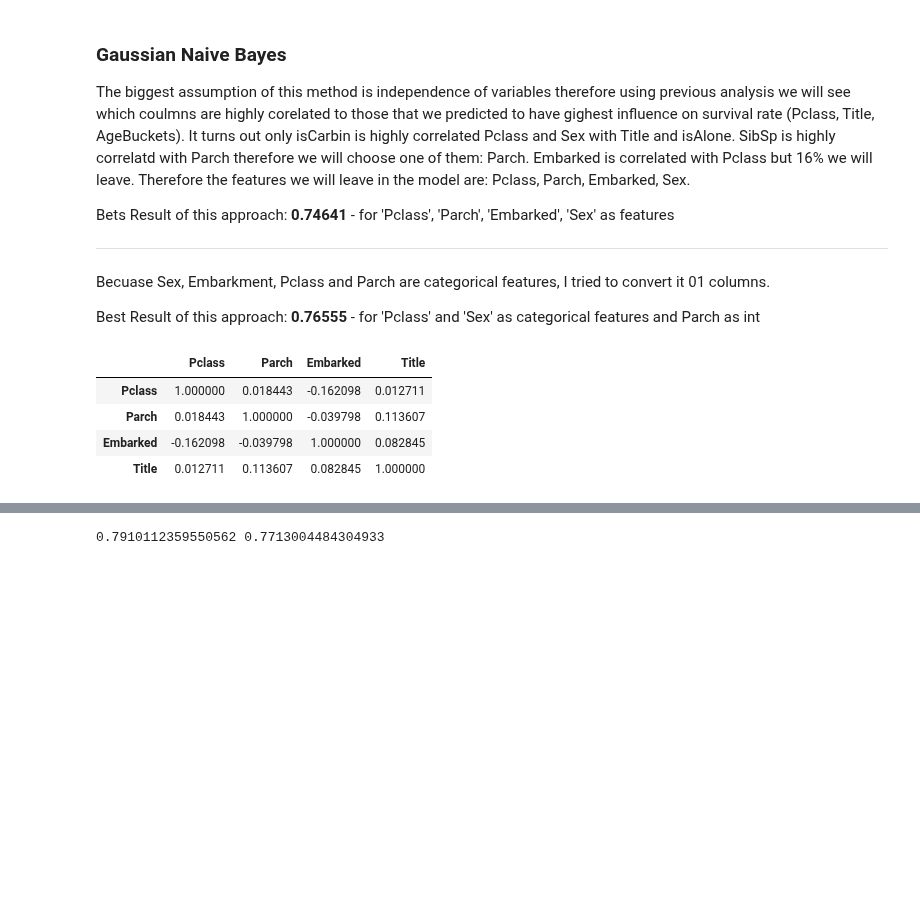
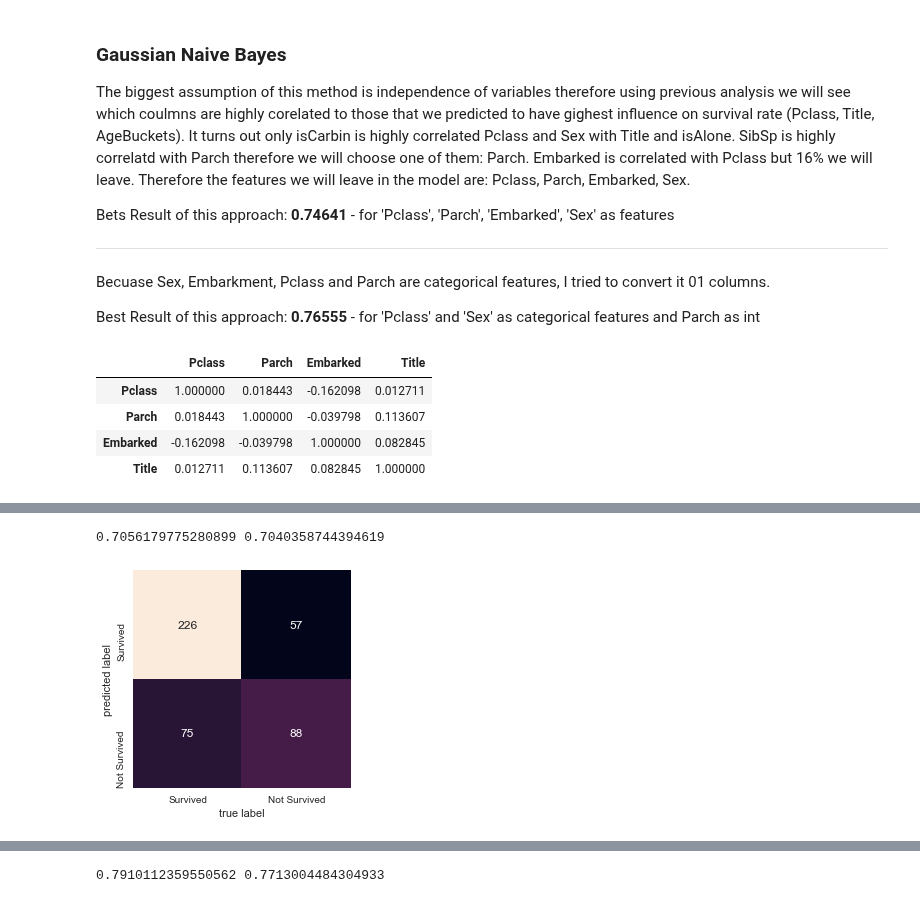
Before and after one commit to MateuszKonopelski/Kaggle, a Jupyter notebook: Project1_Titanic/Titanic_code.ipynb, the cells around one changed output, grey strips where cells are left out. Cells and saved outputs as stored; diff of their text form; code cells hidden in the pictures; blank space fills up the shorter version.

```diff
--- a/Project1_Titanic/Titanic_code.ipynb
+++ b/Project1_Titanic/Titanic_code.ipynb
@@ -523,11 +551,15 @@ model_GaussianNB = model.predict(test_set)
 # %%
 # BUILD MODEL2
 train_set = train_data.loc[:, ['Survived', 'Pclass', 'Parch', 'Embarked', 'Title']]
-test_set = test_data.loc[:, ['Pclass', 'Parch', 'Embarked', 'Title']].copy()
+test_set = test_data.loc[:, ['Pclass', 'Parch', 'Embarked', 'Title']]
 from sklearn.naive_bayes import GaussianNB
 model1 = GaussianNB()
 model1.fit(train_set.drop('Survived', axis=1), train_set['Survived'])
 model_GaussianNB1 = model1.predict(test_set)
+test_model(model1)
+# %% [output]
+0.7056179775280899 0.7040358744394619
+[figure, added]
 # %%
 # BUILD MODEL WITH ONLY TWO
 train_set = train_data.loc[:, ['Survived', 'Pclass', 'Title']].copy()
```
Also changed, not shown: parts of 6 cells of this notebook.
